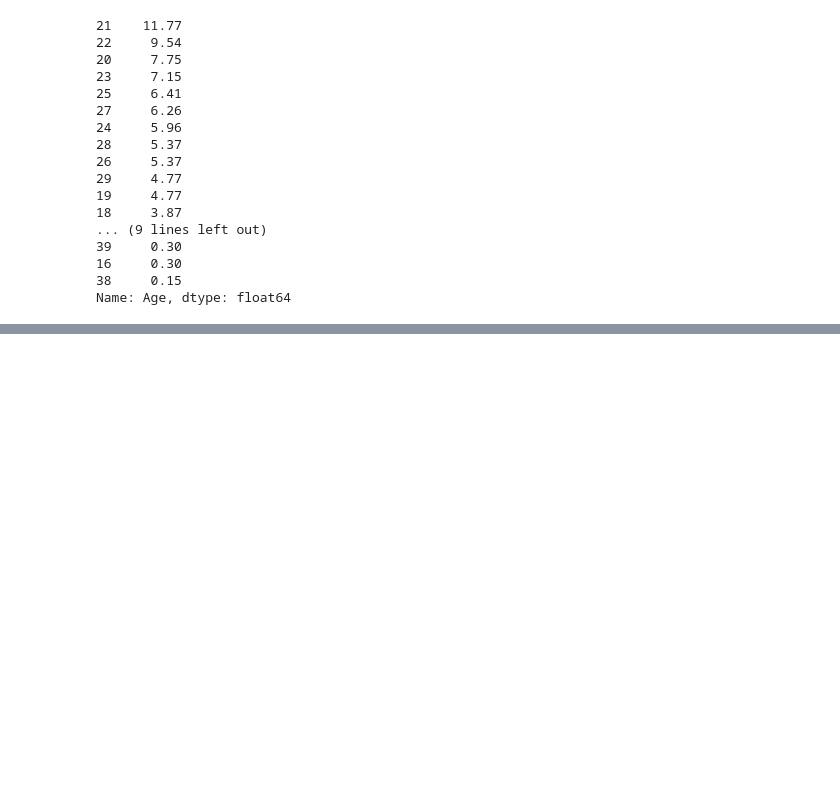
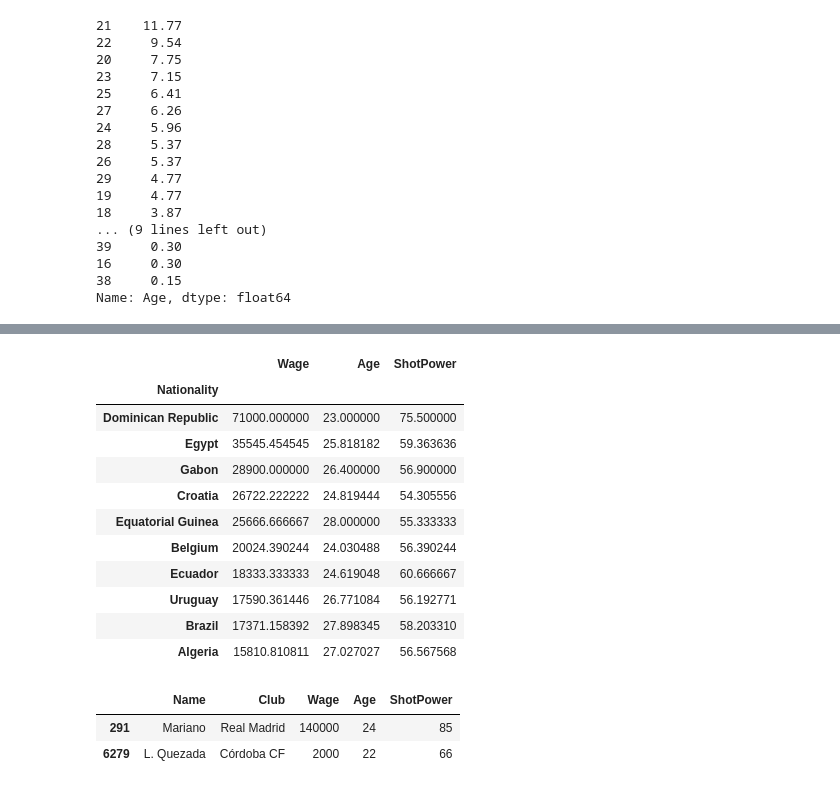
Before and after one commit to gdvnedu/SF, a Jupyter notebook: dst/module_1/python_5/Data grouping.ipynb, the cells around one changed output, grey strips where cells are left out. Saved outputs shown, nothing was run; the diff lists cells and outputs as text; code cells hidden in the pictures; blank space fills up the shorter version.

```diff
--- a/dst/module_1/python_5/Data grouping.ipynb
+++ b/dst/module_1/python_5/Data grouping.ipynb
@@ -351,0 +397,27 @@ Name: Age, dtype: float64
+# %%
+import pandas as pd
+
+df = pd.read_csv('data_sf.csv')
+df.groupby(['Nationality'])[['Wage','Age','ShotPower']].mean().sort_values(['Wage'],ascending=False).head(10)
+# %% [output]
+|  | Wage | Age | ShotPower |
+| Nationality |  |  |  |
+| Dominican Republic | 71000.000000 | 23.000000 | 75.500000 |
+| Egypt | 35545.454545 | 25.818182 | 59.363636 |
+| Gabon | 28900.000000 | 26.400000 | 56.900000 |
+| Croatia | 26722.222222 | 24.819444 | 54.305556 |
+| Equatorial Guinea | 25666.666667 | 28.000000 | 55.333333 |
+| Belgium | 20024.390244 | 24.030488 | 56.390244 |
+| Ecuador | 18333.333333 | 24.619048 | 60.666667 |
+| Uruguay | 17590.361446 | 26.771084 | 56.192771 |
+| Brazil | 17371.158392 | 27.898345 | 58.203310 |
+| Algeria | 15810.810811 | 27.027027 | 56.567568 |
+# %%
+import pandas as pd
+
+df = pd.read_csv('data_sf.csv')
+df.loc[df['Nationality'] == 'Dominican Republic'][['Name','Club','Wage','Age','ShotPower']]
+# %% [output]
+|  | Name | Club | Wage | Age | ShotPower |
+| 291 | Mariano | Real Madrid | 140000 | 24 | 85 |
+| 6279 | L. Quezada | Córdoba CF | 2000 | 22 | 66 |
```
Also changed, not shown: parts of 10 cells of this notebook.
